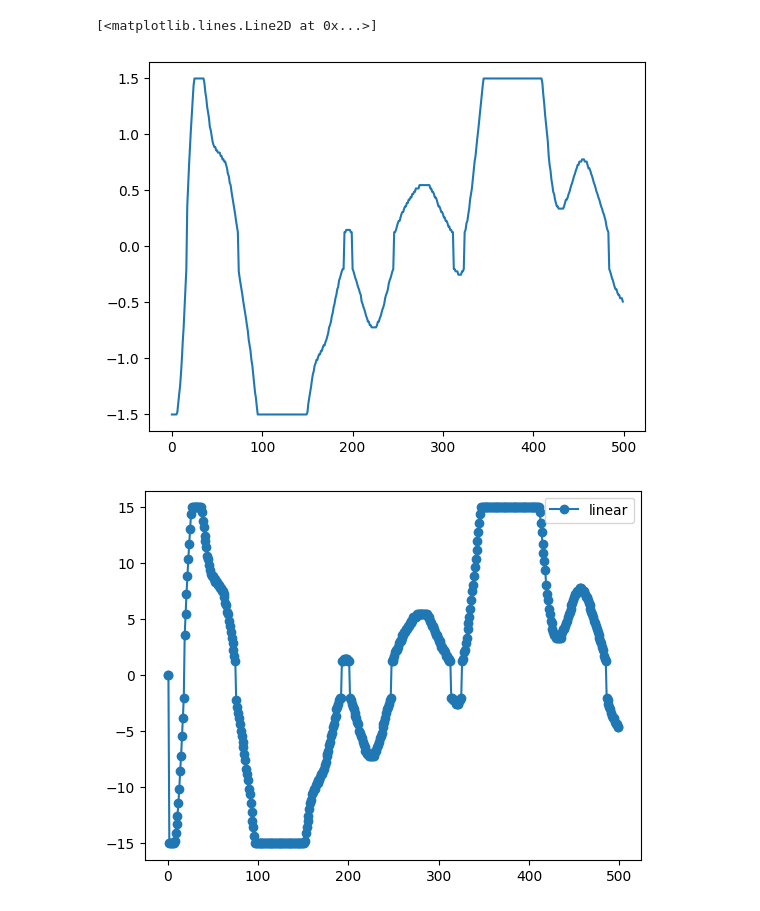
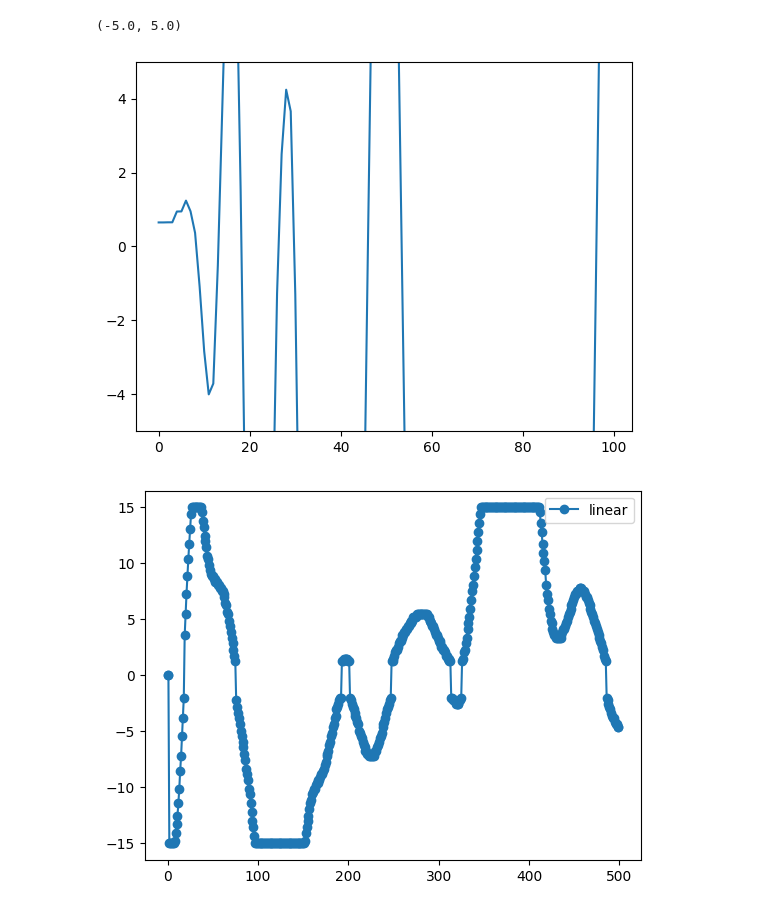
Before and after one commit to Rexlab-cartpole/Controller, a Jupyter notebook: lqr_stablizing.ipynb, the cells around one changed output. Drawn from its saved outputs; the diff is of its cells as text; code cells hidden in the pictures.

```diff
--- a/lqr_stablizing.ipynb
+++ b/lqr_stablizing.ipynb
@@ -17,3 +16,5 @@ for p in ports:
+# %%
+serial_port = "/dev/ttyACM0"
 # %%
 start = time.time()
 
@@ -97,8 +127,9 @@ plt.plot(error_array, label = "error")
 # %%
-plt.plot(control_array, label = "control")
+plt.plot(controls, label = "control")
+plt.ylim([-control_clamp, control_clamp])
 # %% [output]
-[<matplotlib.lines.Line2D at 0x...>]
+(-5.0, 5.0)
-[figure, old version]
+[figure, new version]
 # %%
 # plot the data
 # plt.plot(data[:,0], label = "linear")
```
Also changed, not shown: parts of 6 cells of this notebook.
